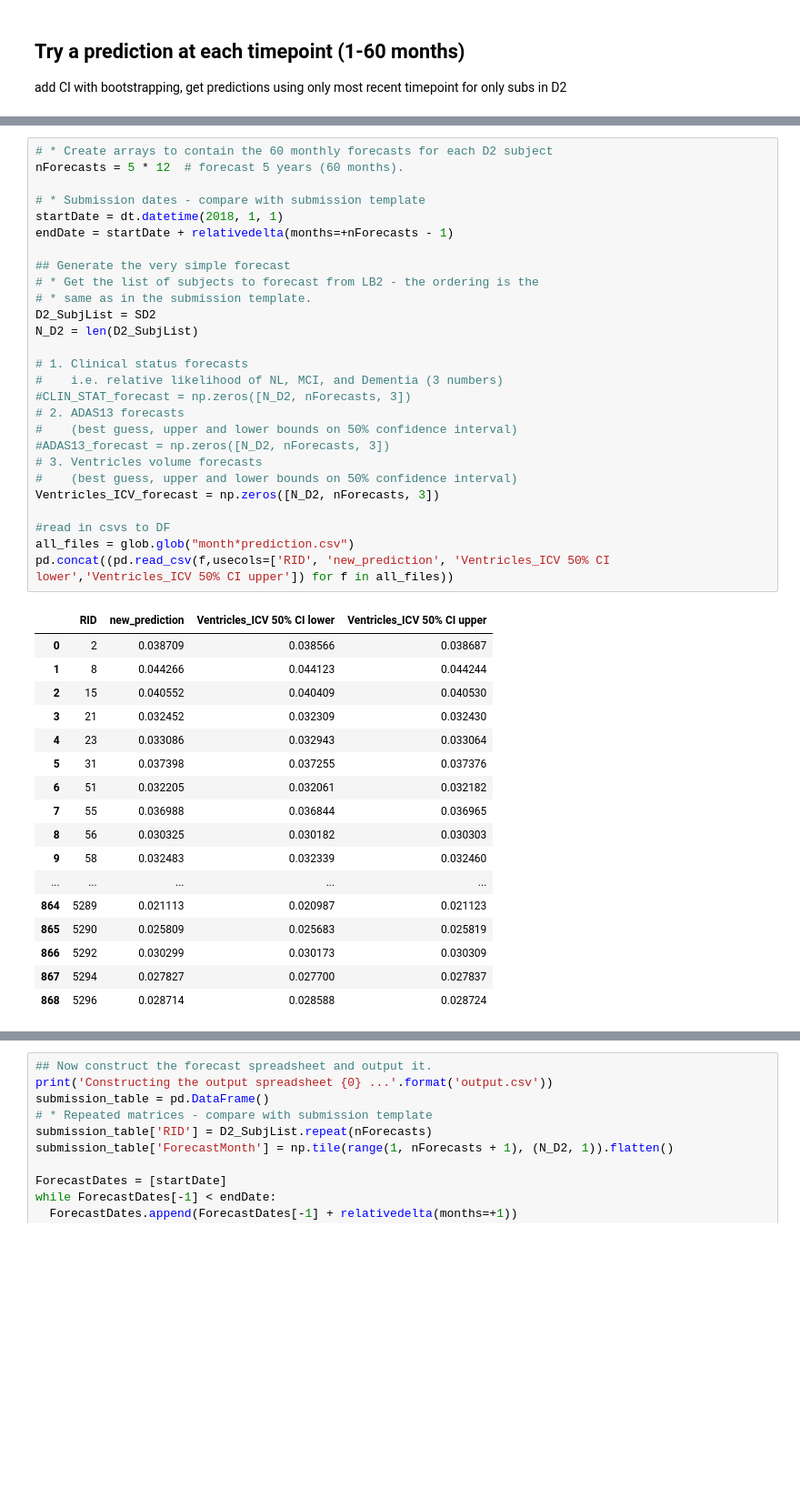
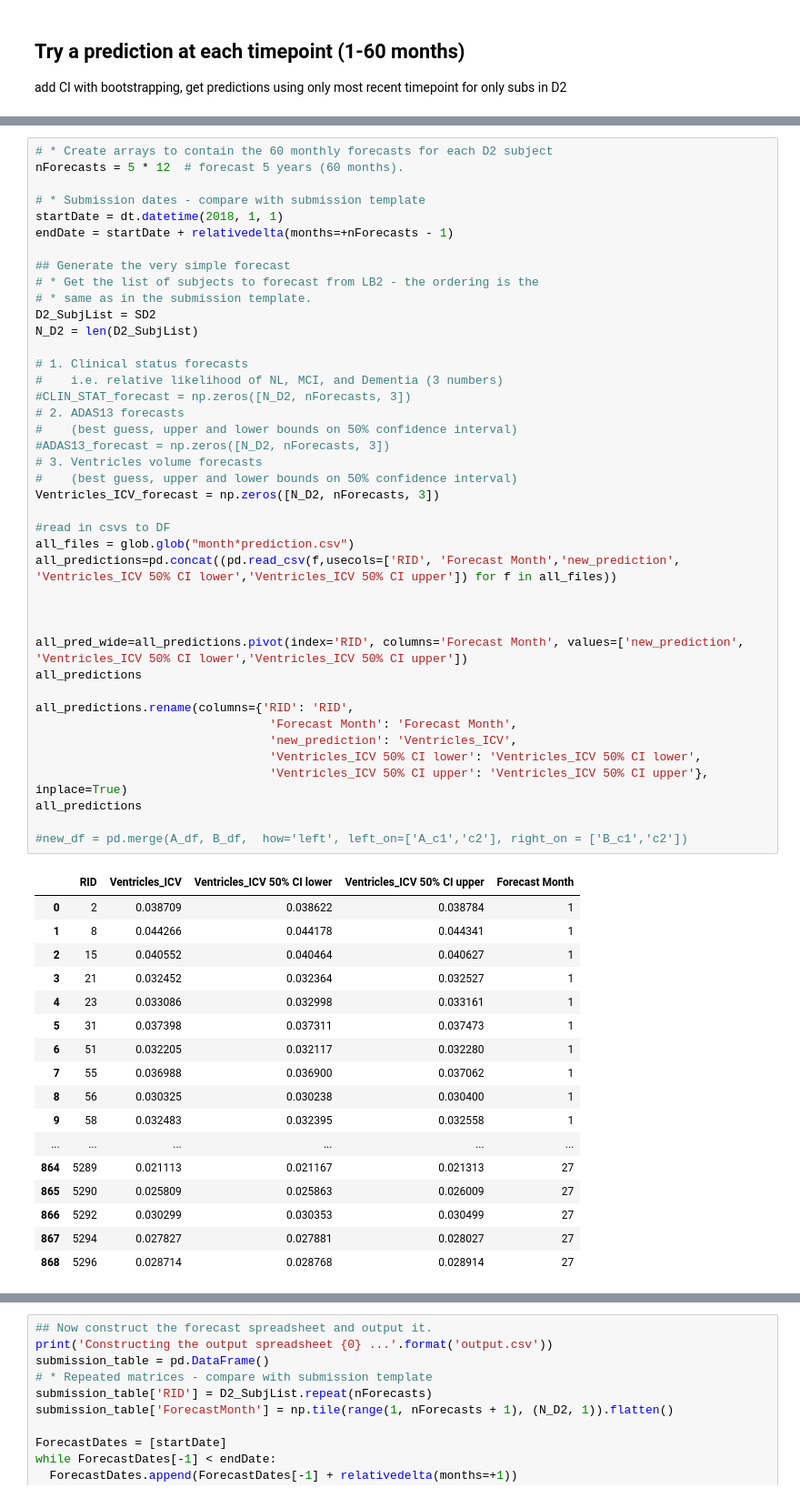
Before and after one commit to ucl-pond/MediCSS2020_sharing_repo, a Jupyter notebook: Linear_Mixed_Effects_Model_UPDATE.ipynb, the cells around one changed output, grey strips where cells are left out. Shown: that part at 91% size. Cells and saved outputs as stored; diff of their text form; blank space fills up the shorter version.

```diff
--- a/Linear_Mixed_Effects_Model_UPDATE.ipynb
+++ b/Linear_Mixed_Effects_Model_UPDATE.ipynb
@@ -272,45 +274,59 @@ while (forecast_month < 60):
 # %%
 # * Create arrays to contain the 60 monthly forecasts for each D2 subject
 nForecasts = 5 * 12  # forecast 5 years (60 months).
 
 # * Submission dates - compare with submission template
 startDate = dt.datetime(2018, 1, 1)
 endDate = startDate + relativedelta(months=+nForecasts - 1)
 
 ## Generate the very simple forecast
 # * Get the list of subjects to forecast from LB2 - the ordering is the
 # * same as in the submission template.
 D2_SubjList = SD2
 N_D2 = len(D2_SubjList)
 
 # 1. Clinical status forecasts
 #    i.e. relative likelihood of NL, MCI, and Dementia (3 numbers)
 #CLIN_STAT_forecast = np.zeros([N_D2, nForecasts, 3])
 # 2. ADAS13 forecasts
 #    (best guess, upper and lower bounds on 50% confidence interval)
 #ADAS13_forecast = np.zeros([N_D2, nForecasts, 3])
 # 3. Ventricles volume forecasts
 #    (best guess, upper and lower bounds on 50% confidence interval)
 Ventricles_ICV_forecast = np.zeros([N_D2, nForecasts, 3])
 
 #read in csvs to DF
 all_files = glob.glob("month*prediction.csv")
-pd.concat((pd.read_csv(f,usecols=['RID', 'new_prediction', 'Ventricles_ICV 50% CI lower','Ventricles_ICV 50% CI upper']) for f in all_files))
+all_predictions=pd.concat((pd.read_csv(f,usecols=['RID', 'Forecast Month','new_prediction', 'Ventricles_ICV 50% CI lower','Ventricles_ICV 50% CI upper']) for f in all_files))
+
+
+
+all_pred_wide=all_predictions.pivot(index='RID', columns='Forecast Month', values=['new_prediction', 'Ventricles_ICV 50% CI lower','Ventricles_ICV 50% CI upper'])
+all_predictions
+
+all_predictions.rename(columns={'RID': 'RID',
+                                 'Forecast Month': 'Forecast Month',
+                                 'new_prediction': 'Ventricles_ICV',
+                                 'Ventricles_ICV 50% CI lower': 'Ventricles_ICV 50% CI lower',
+                                 'Ventricles_ICV 50% CI upper': 'Ventricles_ICV 50% CI upper'}, inplace=True)
+all_predictions
+
+#new_df = pd.merge(A_df, B_df,  how='left', left_on=['A_c1','c2'], right_on = ['B_c1','c2'])
 # %% [output]
-|  | RID | new_prediction | Ventricles_ICV 50% CI lower | Ventricles_ICV 50% CI upper |
-| 0 | 2 | 0.038709 | 0.038566 | 0.038687 |
-| 1 | 8 | 0.044266 | 0.044123 | 0.044244 |
-| 2 | 15 | 0.040552 | 0.040409 | 0.040530 |
-| 3 | 21 | 0.032452 | 0.032309 | 0.032430 |
-| 4 | 23 | 0.033086 | 0.032943 | 0.033064 |
-| 5 | 31 | 0.037398 | 0.037255 | 0.037376 |
-| 6 | 51 | 0.032205 | 0.032061 | 0.032182 |
-| 7 | 55 | 0.036988 | 0.036844 | 0.036965 |
-| 8 | 56 | 0.030325 | 0.030182 | 0.030303 |
-| 9 | 58 | 0.032483 | 0.032339 | 0.032460 |
-| ... | ... | ... | ... | ... |
-| 864 | 5289 | 0.021113 | 0.020987 | 0.021123 |
-| 865 | 5290 | 0.025809 | 0.025683 | 0.025819 |
-| 866 | 5292 | 0.030299 | 0.030173 | 0.030309 |
-| 867 | 5294 | 0.027827 | 0.027700 | 0.027837 |
-| 868 | 5296 | 0.028714 | 0.028588 | 0.028724 |
+|  | RID | Ventricles_ICV | Ventricles_ICV 50% CI lower | Ventricles_ICV 50% CI upper | Forecast Month |
+| 0 | 2 | 0.038709 | 0.038622 | 0.038784 | 1 |
+| 1 | 8 | 0.044266 | 0.044178 | 0.044341 | 1 |
+| 2 | 15 | 0.040552 | 0.040464 | 0.040627 | 1 |
+| 3 | 21 | 0.032452 | 0.032364 | 0.032527 | 1 |
+| 4 | 23 | 0.033086 | 0.032998 | 0.033161 | 1 |
+| 5 | 31 | 0.037398 | 0.037311 | 0.037473 | 1 |
+| 6 | 51 | 0.032205 | 0.032117 | 0.032280 | 1 |
+| 7 | 55 | 0.036988 | 0.036900 | 0.037062 | 1 |
+| 8 | 56 | 0.030325 | 0.030238 | 0.030400 | 1 |
+| 9 | 58 | 0.032483 | 0.032395 | 0.032558 | 1 |
+| ... | ... | ... | ... | ... | ... |
+| 864 | 5289 | 0.021113 | 0.021167 | 0.021313 | 27 |
+| 865 | 5290 | 0.025809 | 0.025863 | 0.026009 | 27 |
+| 866 | 5292 | 0.030299 | 0.030353 | 0.030499 | 27 |
+| 867 | 5294 | 0.027827 | 0.027881 | 0.028027 | 27 |
+| 868 | 5296 | 0.028714 | 0.028768 | 0.028914 | 27 |
```
Also changed, not shown: parts of 2 cells of this notebook.
